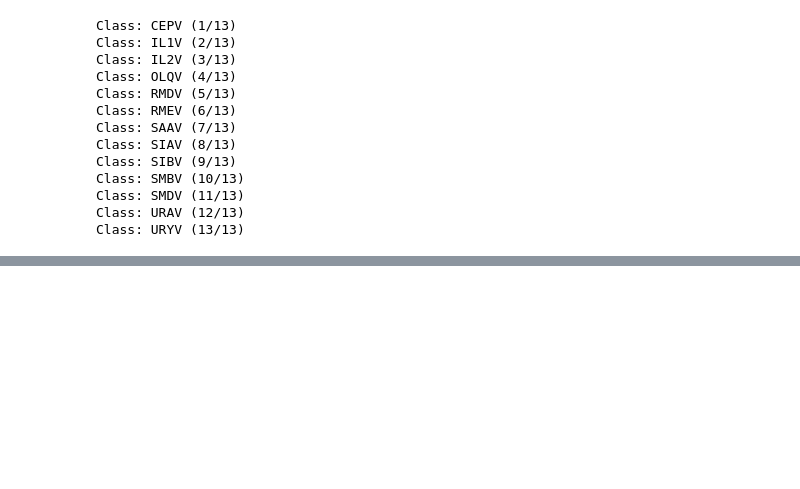
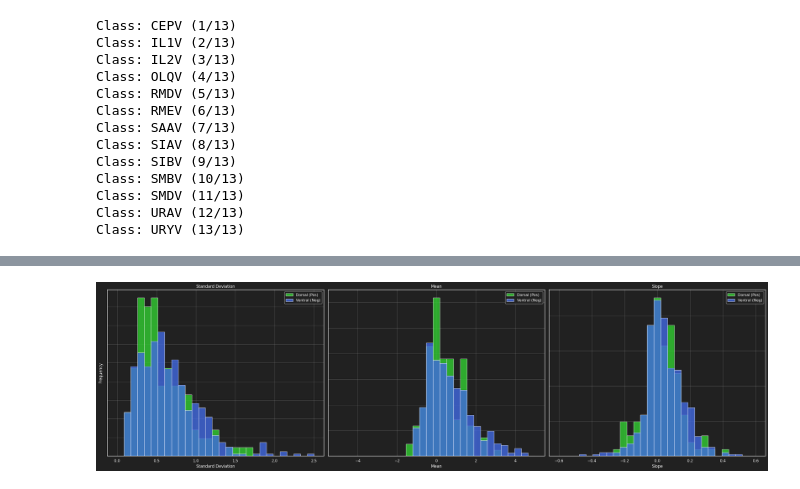
Before and after one commit to flavell-lab/SAAV_Decoding, a Jupyter notebook: DecodingMain.ipynb, the cells around one changed output, grey strips where cells are left out. Cells and saved outputs as stored; diff of their text form; code cells hidden in the pictures; blank space fills up the shorter version.

```diff
--- a/DecodingMain.ipynb
+++ b/DecodingMain.ipynb
@@ -169,3 +181,51 @@ Batch Size: 16 n_batches: 15
+# %%
+fig, ax = plt.subplots(1, 3, figsize=(28, 8), dpi=100)
+n_bins = 30
+
+
+bins=jnp.linspace(0, 2.5, n_bins)
+ax[0].hist(jnp.std(data['positive'], axis=1)[:,0], density=True, alpha=0.8, bins=bins, label="Dorsal (Pos)", color='limegreen')
+ax[0].hist(jnp.std(data['negative'], axis=1)[:,0], density=True, alpha=0.8, bins=bins, label="Ventral (Neg)", color='royalblue')
+ax[0].legend()
+ax[0].set_yticklabels([])
+ax[0].set_ylabel("Frequency")
+ax[0].set_xlabel("Standard Deviation")
+ax[0].grid()
+ax[0].set_title("Standard Deviation")
+
+
+bins=jnp.linspace(-5, 5, n_bins)
+ax[1].hist(jnp.mean(data['positive'], axis=1)[:,0], density=True, alpha=0.8, bins=bins, label="Dorsal (Pos)", color='limegreen')
+ax[1].hist(jnp.mean(data['negative'], axis=1)[:,0], density=True, alpha=0.8, bins=bins, label="Ventral (Neg)", color='royalblue')
+ax[1].legend()
+ax[1].set_yticklabels([])
+ax[1].set_xlabel("Mean")
+ax[1].grid()
+ax[1].set_title("Mean")
+
+bins=jnp.linspace(-0.6, 0.6, n_bins)
+ax[2].hist((data['positive'][:,-1,:] - data['positive'][:,0,:])[:,0] / data['positive'].shape[1], density=True, alpha=0.8, bins=bins, label="Dorsal (Pos)", color='limegreen')
+ax[2].hist((data['negative'][:,-1,:] - data['negative'][:,0,:])[:,0] / data['negative'].shape[1], density=True, alpha=0.8, bins=bins, label="Ventral (Neg)", color='royalblue')
+ax[2].legend()
+ax[2].set_yticklabels([])
+ax[2].set_xlabel("Slope")
+ax[2].grid()
+ax[2].set_title("Slope")
+
+# bins=jnp.linspace(-5, 5, n_bins)
+# ax[3].hist(jnp.fft.fft(data['positive'], axis=1)[:,0], density=True, alpha=0.8, bins=bins, label="Dorsal (Pos)", color='limegreen')
+# ax[3].hist(jnp.fft.fft(data['negative'], axis=1)[:,0], density=True, alpha=0.8, bins=bins, label="Ventral (Neg)", color='royalblue')
+# ax[3].legend()
+# ax[3].set_yticklabels([])
+# ax[3].set_xlabel("FFT")
+# ax[3].grid()
+# ax[3].set_title("FFT")
+
+
+plt.tight_layout()
+plt.show()
+# %% [output]
+[figure, added]
 # %%
 # data = neuron_data['SAAV']
 
```
Also changed, not shown: parts of 11 cells of this notebook, 4 other files.
